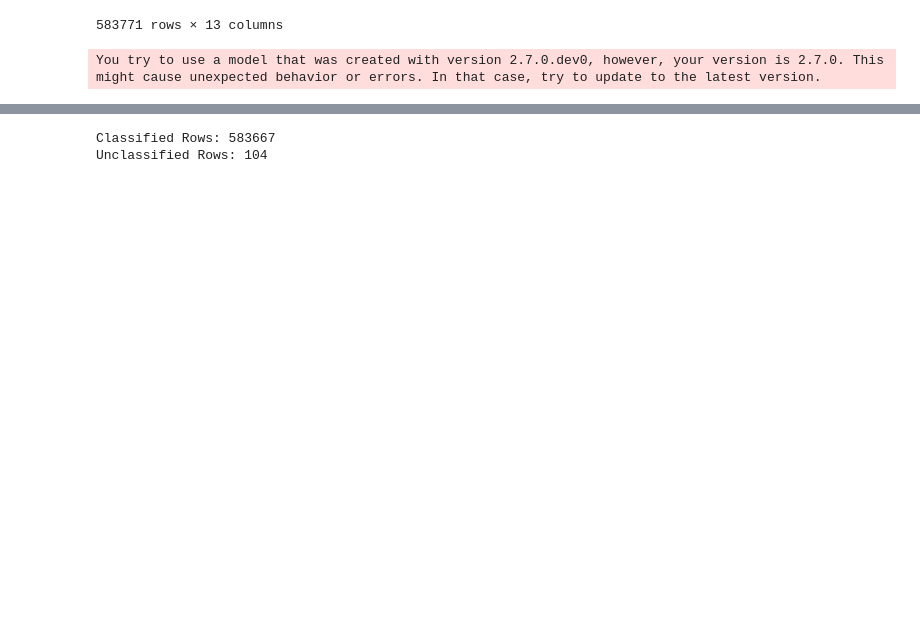
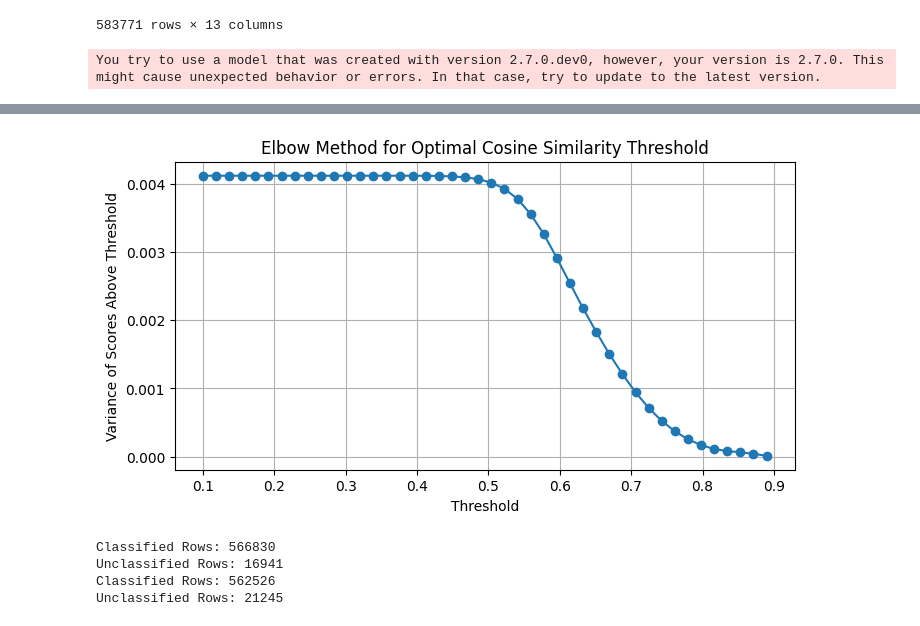
Before and after one commit to fahadchauhan/Public-Sentiment-and-Spatial-Distribution-of-Security-Cameras, a Jupyter notebook: reddit/Aspect_creation-reddit.ipynb, the cells around one changed output, grey strips where cells are left out. Cells and saved outputs as stored; diff of their text form; code cells hidden in the pictures; blank space fills up the shorter version.

```diff
--- a/reddit/Aspect_creation-reddit.ipynb
+++ b/reddit/Aspect_creation-reddit.ipynb
@@ -134,6 +169,26 @@ plt.show()
+# %%
+# Assuming 'similarity_scores' is a 2D array where each row corresponds to a document and each column to a hypothesis
+thresholds = np.linspace(0.1, 1, 50)  # Adjust as needed for your range of similarity scores
+variances = []
+
+for threshold in thresholds:
+    filtered_scores = similarity_scoresNull[similarity_scoresNull > threshold]
+    variance = np.var(filtered_scores)
+    variances.append(variance)
+
+# Plotting the elbow plot
+plt.figure(figsize=(8, 4))
+plt.plot(thresholds, variances, marker='o')
+plt.title('Elbow Method for Optimal Cosine Similarity Threshold')
+plt.xlabel('Threshold')
+plt.ylabel('Variance of Scores Above Threshold')
+plt.grid(True)
+plt.show()
+# %% [output]
+[figure, added]
 # %%
-threshold = 0.5
-max_scores = np.max(combined_similarity_scores, axis=1)
+threshold = 0.6
+max_scores = np.max(similarity_scores, axis=1)
 df_temp = pd.DataFrame()
 df_temp['Max_Similarity_Score'] = max_scores
 df_temp['classified'] = df_temp['Max_Similarity_Score'] >= threshold
@@ -144,7 +199,21 @@ unclassified_count = (~df_temp['classified']).sum()
 
 print(f"Classified Rows: {classified_count}")
 print(f"Unclassified Rows: {unclassified_count}")
+
+max_scores = np.max(similarity_scoresNull, axis=1)
+df_temp = pd.DataFrame()
+df_temp['Max_Similarity_Score'] = max_scores
+df_temp['classified'] = df_temp['Max_Similarity_Score'] >= threshold
+
+# Count classified and unclassified
+classified_count = df_temp['classified'].sum()
+unclassified_count = (~df_temp['classified']).sum()
+
+print(f"Classified Rows: {classified_count}")
+print(f"Unclassified Rows: {unclassified_count}")
 # %% [output]
-Classified Rows: 583667
-Unclassified Rows: 104
+Classified Rows: 566830
+Unclassified Rows: 16941
+Classified Rows: 562526
+Unclassified Rows: 21245
 # %%
```
Also changed, not shown: parts of 16 cells of this notebook, 2 other files.
